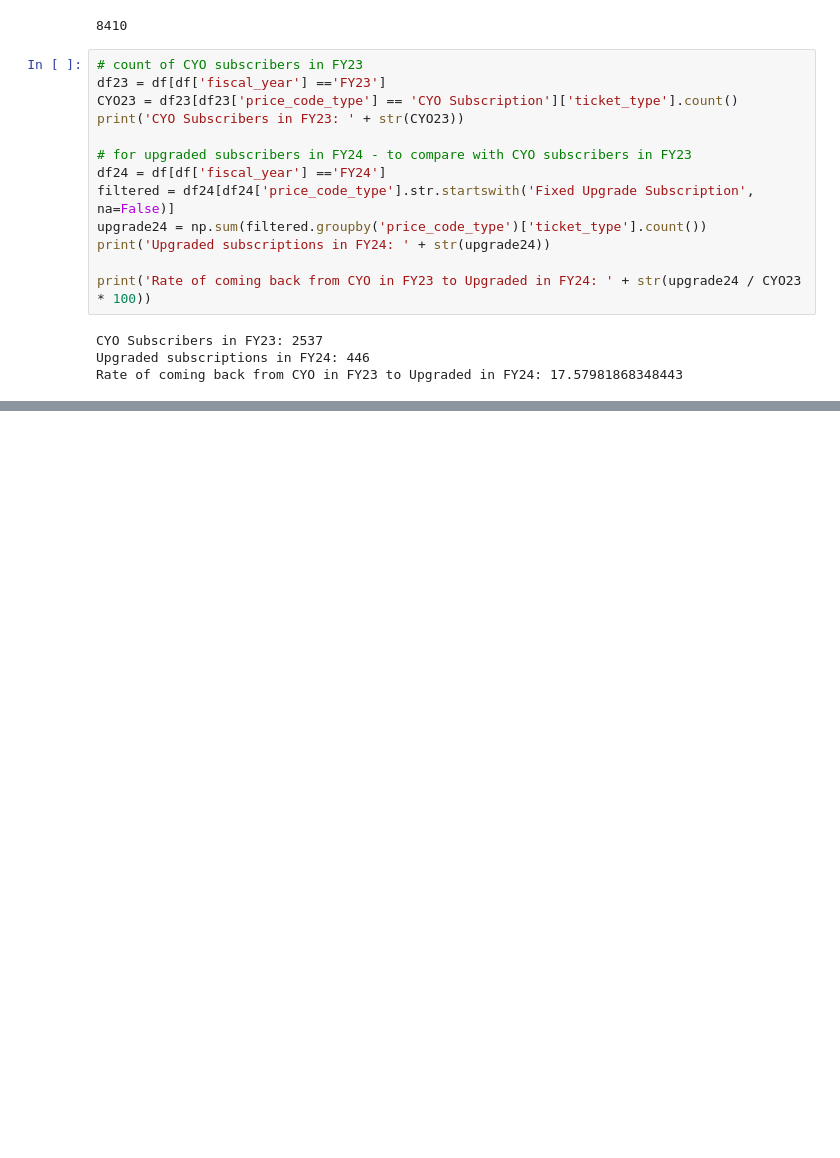
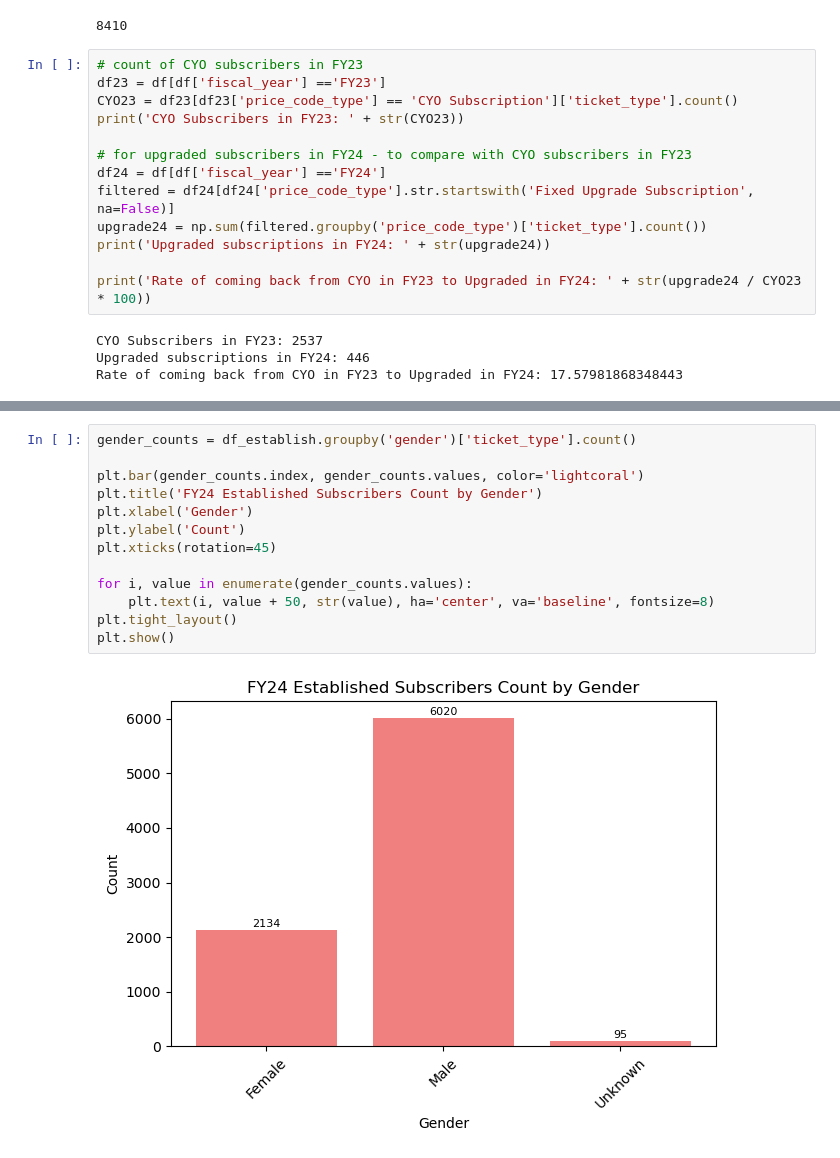
Before and after one commit to gabriela-ilinca/ASO, a Jupyter notebook: briana_workbook.ipynb, the cells around one changed output, grey strips where cells are left out. Drawn from its saved outputs; the diff is of its cells as text; blank space fills up the shorter version.

```diff
--- a/briana_workbook.ipynb
+++ b/briana_workbook.ipynb
@@ -66,0 +115,15 @@ Rate of coming back from CYO in FY23 to Upgraded in FY24: 17.57981868348443
+# %%
+gender_counts = df_establish.groupby('gender')['ticket_type'].count()
+
+plt.bar(gender_counts.index, gender_counts.values, color='lightcoral')
+plt.title('FY24 Established Subscribers Count by Gender')
+plt.xlabel('Gender')
+plt.ylabel('Count')
+plt.xticks(rotation=45)
+
+for i, value in enumerate(gender_counts.values):
+    plt.text(i, value + 50, str(value), ha='center', va='baseline', fontsize=8)
+plt.tight_layout()
+plt.show()
+# %% [output]
+[figure, added]
```
Also changed, not shown: parts of 4 cells of this notebook.
